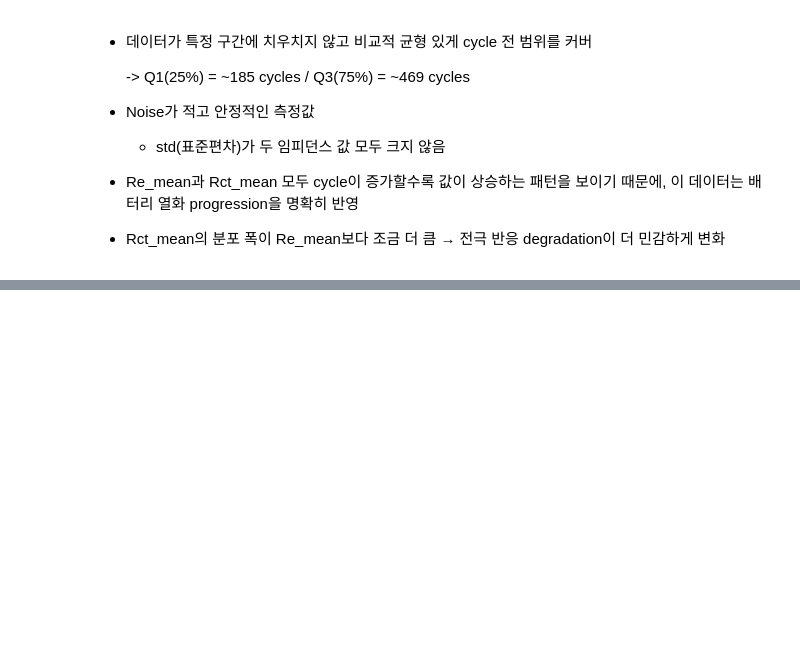
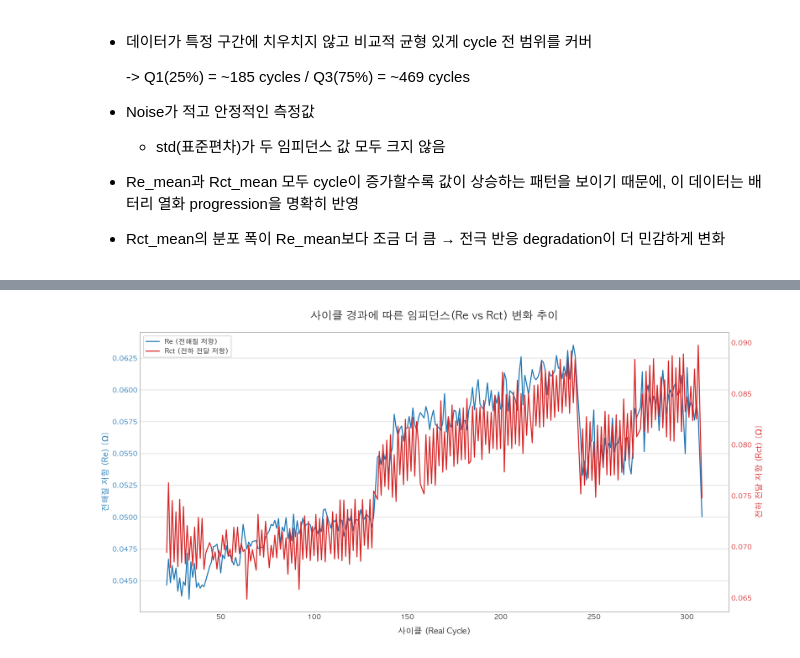
Before and after one commit to kk082911/project, a Jupyter notebook: basic analysis.ipynb, the cells around one changed output, grey strips where cells are left out. Cells and saved outputs as stored; diff of their text form; code cells hidden in the pictures; blank space fills up the shorter version.

```diff
--- a/basic analysis.ipynb
+++ b/basic analysis.ipynb
@@ -544,3 +797,15 @@ imp_cycle_stats.describe()
 - Re_mean과 Rct_mean 모두 cycle이 증가할수록 값이 상승하는 패턴을 보이기 때문에, 이 데이터는 배터리 열화 progression을 명확히 반영
 
 - Rct_mean의 분포 폭이 Re_mean보다 조금 더 큼 → 전극 반응 degradation이 더 민감하게 변화
+# %%
+# Impedance 데이터 real_cycle별로 요약
+impedance_summary = imp.groupby('real_cycle').agg({
+    'Re': 'mean',   # 전해질 저항
+    'Rct': 'mean'   # 전하 전달 저항
+}).rename(columns={'Re': 'imp_Re', 'Rct': 'imp_Rct'})
+
+print("특징 추출 완료. 각 데이터의 크기:")
+print("Charge:", charge_summary.shape)
+print("Discharge:", discharge_summary.shape)
+
+impedance_summary
@@ -546,0 +830,49 @@ imp_cycle_stats.describe()
+# %%
+plt.rcParams.update(plt.rcParamsDefault)
+plt.style.use('seaborn-v0_8-white')
+
+plt.rcParams['font.family'] = 'AppleGothic'
+plt.rcParams['axes.unicode_minus'] = False
+
+fig, ax1 = plt.subplots(figsize=(14, 7))
+
+color_re = '#1f77b4'
+color_rct = '#d62728'
+
+# Y축_1: Re (전해질 저항)
+ax1.plot(impedance_summary.index, impedance_summary['imp_Re'],
+         color=color_re, linewidth=1.5, label='Re (전해질 저항)', zorder=2)
+
+ax1.set_xlabel('사이클 (Real Cycle)', fontsize=12, fontweight='bold', labelpad=10)
+ax1.set_ylabel('전해질 저항 (Re) [$\Omega$]', color=color_re, fontsize=12, fontweight='bold')
+ax1.tick_params(axis='y', labelcolor=color_re)
+
+ax1.grid(True, axis='y', color='gray', alpha=0.3, linestyle='-', zorder=1)
+ax1.grid(False, axis='x')
+
+# Y축_2: Rct (전하 전달 저항)
+ax2 = ax1.twinx()
+ax2.plot(impedance_summary.index, impedance_summary['imp_Rct'],
+         color=color_rct, linewidth=1.5, label='Rct (전하 전달 저항)', zorder=2)
+
+ax2.set_ylabel('전하 전달 저항 (Rct) [$\Omega$]', color=color_rct, fontsize=12, fontweight='bold')
+ax2.tick_params(axis='y', labelcolor=color_rct)
+ax2.grid(False)
+
+# 제목 및 그리드
+plt.title('사이클 경과에 따른 임피던스(Re vs Rct) 변화 추이', fontsize=16, fontweight='bold', pad=20)
+
+# 범례 표시 (두 축의 레이블을 합쳐서 표시)
+lines_1, labels_1 = ax1.get_legend_handles_labels()
+lines_2, labels_2 = ax2.get_legend_handles_labels()
+ax1.legend(lines_1 + lines_2, labels_1 + labels_2, loc='upper left', frameon=True, framealpha=0.9)
+
+for ax in [ax1, ax2]:
+    for spine in ax.spines.values():
+        spine.set_linewidth(0.5)
+        spine.set_color('gray')
+
+plt.tight_layout()
+plt.show()
+# %% [output]
+[figure, added]
```
Also changed, not shown: parts of 24 cells of this notebook, 1 other file.
